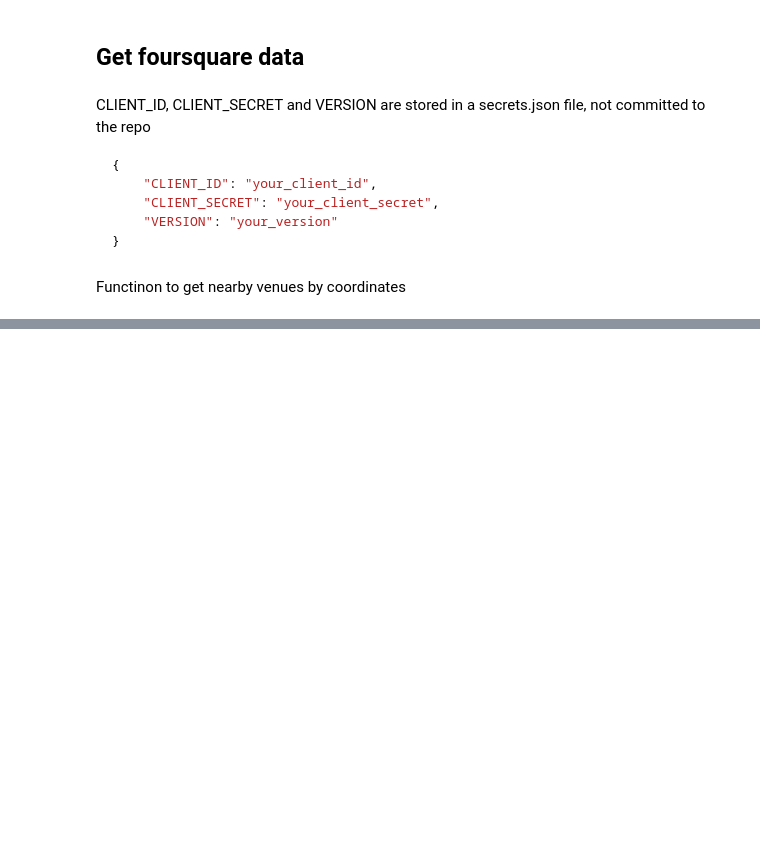
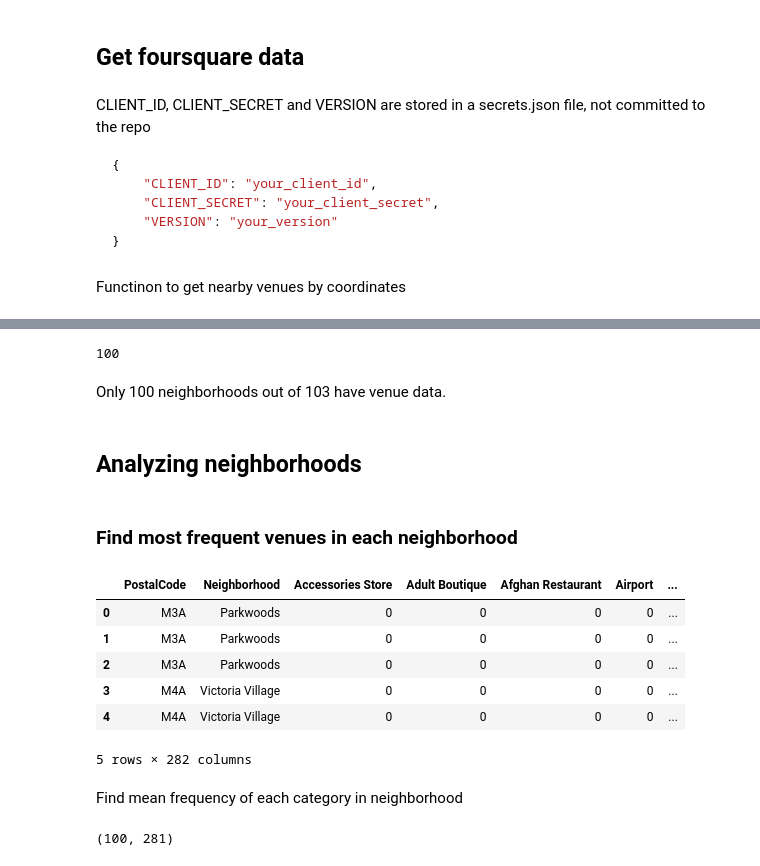
Before and after one commit to theptyza/map_moscow_metro_foursquare, a Jupyter notebook: Toronto.ipynb, the cells around one changed output, grey strips where cells are left out. Cells and saved outputs as stored; diff of their text form; code cells hidden in the pictures; blank space fills up the shorter version.

```diff
--- a/Toronto.ipynb
+++ b/Toronto.ipynb
@@ -158,7 +166,8 @@ def getNearbyVenues(names, latitudes, longitudes, radius=500, limit=100):
             v['venue']['categories'][0]['name']) for v in results])
 
     nearby_venues = pd.DataFrame([item for venue_list in venues_list for item in venue_list])
-    nearby_venues.columns = ['Neighborhood',
+    nearby_venues.columns = [
+                  'Neighborhood',
                   'Neighborhood Latitude',
                   'Neighborhood Longitude',
                   'Venue',
@@ -183,0 +186,39 @@ toronto_venues.head()
+# %%
+len(set(toronto_venues['Neighborhood']))
+# %% [output]
+100
+# %% [markdown]
+Only 100 neighborhoods out of 103 have venue data.
+# %% [markdown]
+## Analyzing neighborhoods
+# %% [markdown]
+### Find most frequent venues in each neighborhood
+# %%
+# one hot encoding
+toronto_onehot = pd.get_dummies(toronto_venues[['Venue Category']], prefix="", prefix_sep="")
+
+# add PostalCode column back to dataframe
+toronto_onehot['PostalCode'] = toronto_venues['PostalCode']
+toronto_onehot['Neighborhood'] = toronto_venues['Neighborhood']
+
+columns = toronto_onehot.columns.tolist()
+columns = [columns.pop(columns.index('Neighborhood'))] + columns
+columns = [columns.pop(columns.index('PostalCode'))] + columns
+toronto_onehot = toronto_onehot[columns]
+
+toronto_onehot.head()
+# %% [output]
+|  | PostalCode | Neighborhood | Accessories Store | Adult Boutique | Afghan Restaurant | Airport | ... |
+| 0 | M3A | Parkwoods | 0 | 0 | 0 | 0 | ... |
+| 1 | M3A | Parkwoods | 0 | 0 | 0 | 0 | ... |
+| 2 | M3A | Parkwoods | 0 | 0 | 0 | 0 | ... |
+| 3 | M4A | Victoria Village | 0 | 0 | 0 | 0 | ... |
+| 4 | M4A | Victoria Village | 0 | 0 | 0 | 0 | ... |
+5 rows × 282 columns
+# %% [markdown]
+Find mean frequency of each category in neighborhood
+# %%
+toronto_grouped = toronto_onehot.groupby('Neighborhood').mean().reset_index()
+toronto_grouped.shape
+# %% [output]
+(100, 281)
```
Also changed, not shown: parts of 11 cells of this notebook.
